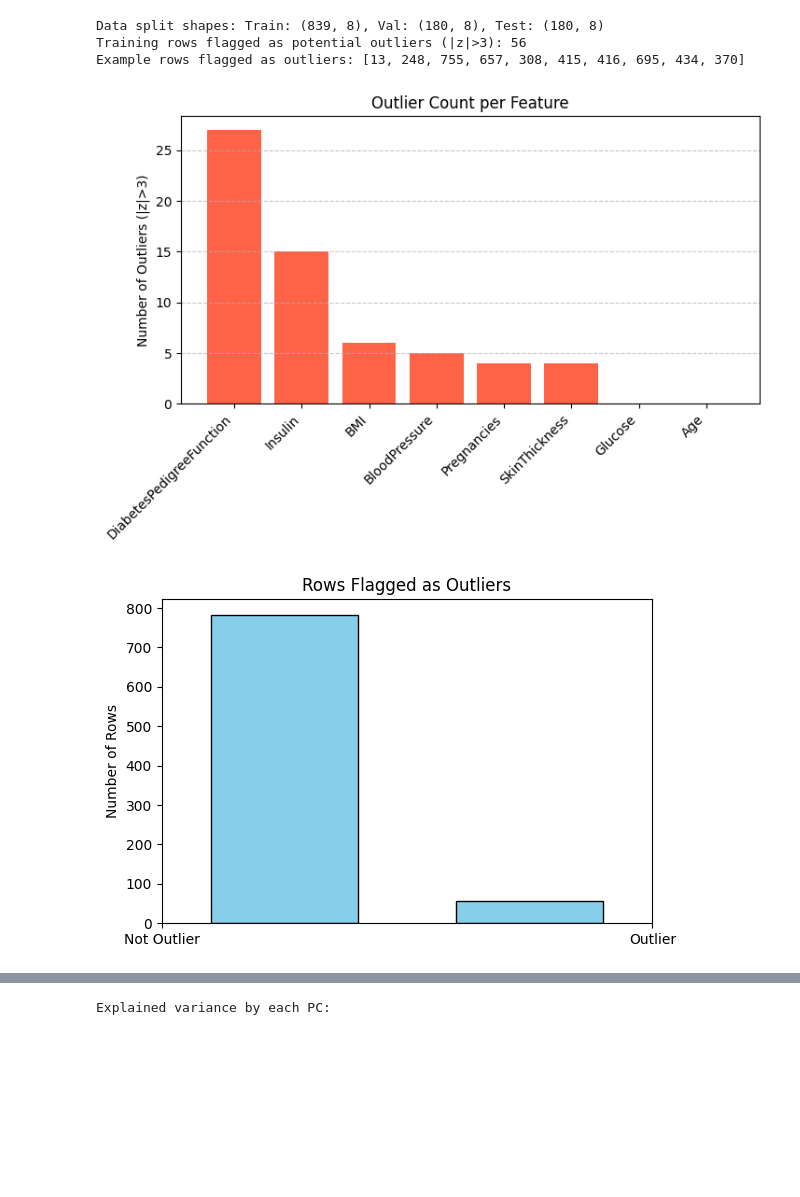
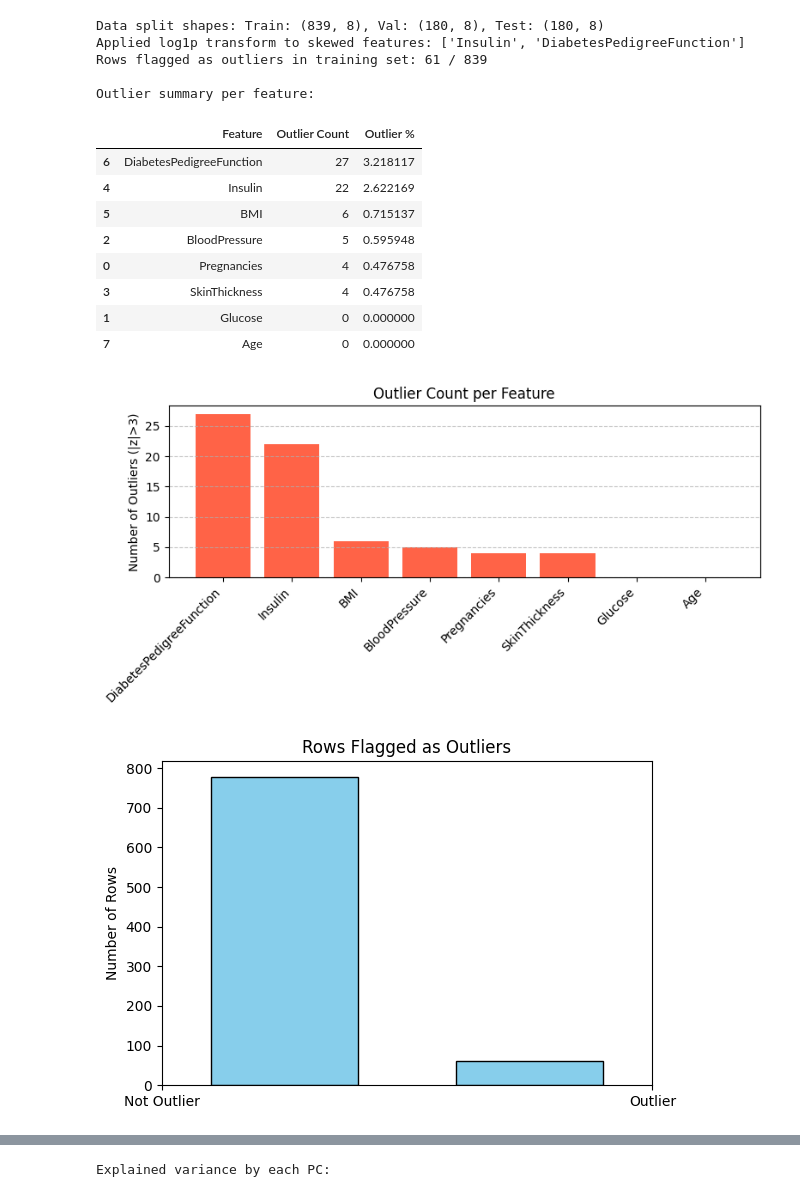
Before and after one commit to Alx-a-cod/MLiterallyConfused, a Jupyter notebook: ML_Assignment_1.ipynb, the cells around one changed output, grey strips where cells are left out. Drawn from its saved outputs; the diff is of its cells as text; code cells hidden in the pictures; blank space fills up the shorter version.

Commit message:
Improve ML pipeline: PCA/raw selection, outlier handling, training/evaluation cleanup

```diff
--- a/ML_Assignment_1.ipynb
+++ b/ML_Assignment_1.ipynb
@@ -164,40 +162,45 @@ x_train, x_val, y_train, y_val = train_test_split(
 print(f"\nData split shapes: Train: {x_train.shape}, Val: {x_val.shape}, Test: {x_test.shape}")
 
 # ==== 3. Optional log-transform for skewed features ====
+
+# Check skewness to decide which columns need log-transform
+skewed_features = x_train.skew().abs()[x_train.skew().abs() > 1].index.tolist()
+
 log_transform_flag = True  # Set to False to skip log-transform
-if log_transform_flag and log_transform:
-    for col in log_transform:
-        if col in x_train.columns:
-            x_train[col] = np.log1p(x_train[col])
-            x_val[col] = np.log1p(x_val[col])
-            x_test[col] = np.log1p(x_test[col])
-            print(f"Applied log1p transform to '{col}'")
+if log_transform_flag and skewed_features:
+    for col in skewed_features:
+        x_train[col] = np.log1p(x_train[col])
+        x_val[col] = np.log1p(x_val[col])
+        x_test[col] = np.log1p(x_test[col])
+    print("Applied log1p transform to skewed features:", skewed_features)
 
 # ==== 4. Outlier detection on training data (before scaling, z-score method) ====
-x_train_imputed = x_train.fillna(x_train.median())
+x_train_imputed = x_train.fillna(x_train.median())  # temporary for z-score
 z_scores = np.abs(stats.zscore(x_train_imputed))
-outliers = (z_scores > 3).any(axis=1)
-print(f"Training rows flagged as potential outliers (|z|>3): {outliers.sum()}")
 
-outlier_rows = x_train[outliers].index
-print("Example rows flagged as outliers:", outlier_rows[:10].tolist())
+outliers = (z_scores > 3).any(axis=1) # Flag rows where any feature exceeds |z| > 3
+print(f"Rows flagged as outliers in training set: {outliers.sum()} / {x_train.shape[0]}")
 
-# ==== 4b. Outlier visualization ====
-# Count outliers per feature
-outlier_counts = (z_scores > 3).sum(axis=0)
-outlier_counts_df = pd.DataFrame({"Feature": x_train.columns, "Outlier Count": outlier_counts})
-outlier_counts_df = outlier_counts_df.sort_values("Outlier Count", ascending=False)
+# Feature-level outlier counts
+feature_outlier_counts = (z_scores > 3).sum(axis=0)
+outlier_counts_df = pd.DataFrame({
+    "Feature": x_train.columns,
+    "Outlier Count": feature_outlier_counts,
+    "Outlier %": feature_outlier_counts / x_train.shape[0] * 100
+}).sort_values("Outlier %", ascending=False)
 
-# Bar plot: number of outliers per feature
+print("\nOutlier summary per feature:")
+display(outlier_counts_df)
+
 plt.figure(figsize=(8,4))
 plt.bar(outlier_counts_df["Feature"], outlier_counts_df["Outlier Count"], color='tomato')
 plt.xticks(rotation=45, ha='right')
 plt.ylabel("Number of Outliers (|z|>3)")
 plt.title("Outlier Count per Feature")
 plt.grid(axis='y', linestyle='--', alpha=0.7)
+plt.tight_layout()
 plt.show()
 
-# Histogram: how many rows are flagged as outliers (any feature)
 plt.figure(figsize=(6,4))
 plt.hist(outliers.astype(int), bins=2, rwidth=0.6, color='skyblue', edgecolor='black')
 plt.xticks([0,1], ["Not Outlier", "Outlier"])
@@ -206,18 +209,16 @@ plt.title("Rows Flagged as Outliers")
 plt.tight_layout()
 plt.show()
 
-print(f"\nTotal rows flagged as outliers: {outliers.sum()} / {x_train.shape[0]}")
+# Decide what to remove
+outlier_threshold = 5  # percentage threshold
+features_to_remove = outlier_counts_df[outlier_counts_df["Outlier %"] > outlier_threshold]["Feature"].tolist()
+print(f"Features with >{outlier_threshold}% outliers removed: {features_to_remove}")
 
-# ==== 4c. Remove features with too many outliers (instead of dropping rows) ====
-outlier_threshold = 0.05  # e.g., remove features with >5% outliers
-num_rows = x_train.shape[0]
-features_to_remove = outlier_counts_df[outlier_counts_df["Outlier Count"]/num_rows > outlier_threshold]["Feature"].tolist()
-print(f"Features with >{outlier_threshold*100:.1f}% outliers: {features_to_remove}")
+# Drop features from all sets
+x_train_clean = x_train.drop(columns=features_to_remove, errors='ignore')
+x_val_clean   = x_val.drop(columns=features_to_remove, errors='ignore')
+x_test_clean  = x_test.drop(columns=features_to_remove, errors='ignore')
 
-# Drop flagged features
-x_train_clean = x_train.drop(columns=features_to_remove, errors='ignore')
-x_val_clean = x_val.drop(columns=features_to_remove, errors='ignore')
-x_test_clean = x_test.drop(columns=features_to_remove, errors='ignore')
 print(f"Shape after removing high-outlier features: {x_train_clean.shape}")
 
 # Keep labels unchanged
@@ -278,34 +279,46 @@ if apply_pca:
 
     plt.figure(figsize=(6,4))
     plt.plot(np.cumsum(pca.explained_variance_ratio_), marker='o')
     plt.xlabel("Number of Principal Components")
     plt.ylabel("Cumulative Explained Variance")
     plt.title("PCA: Cumulative Explained Variance")
     plt.grid(True)
+    plt.tight_layout()
     plt.show()
 
 # ==== 7. Sanity checks ====
 print("\nAny NaN after preprocessing?", np.isnan(x_train_pca).sum())
 print("\nRaw features (no PCA) shape:", x_train_raw.shape)
 print("PCA features shape:", x_train_pca.shape)
 # %% [output]
 Replaced 5 zeros in 'Glucose' → Missing: 0.42%
 Replaced 35 zeros in 'BloodPressure' → Missing: 2.92%
 Replaced 227 zeros in 'SkinThickness' → Missing: 18.93%
 Replaced 493 zeros in 'Insulin' → Missing: 41.12%
 Replaced 11 zeros in 'BMI' → Missing: 0.92%
 Replaced 0 zeros in 'Age' → Missing: 0.00%
 
 Missing values after zero replacement:
 |  | Missing Values |
 | Glucose | 5 |
 | BloodPressure | 35 |
 | SkinThickness | 227 |
 | Insulin | 493 |
 | BMI | 11 |
 | Age | 0 |
 Data split shapes: Train: (839, 8), Val: (180, 8), Test: (180, 8)
-Training rows flagged as potential outliers (|z|>3): 56
-Example rows flagged as outliers: [13, 248, 755, 657, 308, 415, 416, 695, 434, 370]
+Applied log1p transform to skewed features: ['Insulin', 'DiabetesPedigreeFunction']
+Rows flagged as outliers in training set: 61 / 839
+
+Outlier summary per feature:
+|  | Feature | Outlier Count | Outlier % |
+| 6 | DiabetesPedigreeFunction | 27 | 3.218117 |
+| 4 | Insulin | 22 | 2.622169 |
+| 5 | BMI | 6 | 0.715137 |
+| 2 | BloodPressure | 5 | 0.595948 |
+| 0 | Pregnancies | 4 | 0.476758 |
+| 3 | SkinThickness | 4 | 0.476758 |
+| 1 | Glucose | 0 | 0.000000 |
+| 7 | Age | 0 | 0.000000 |
-[figure, old version]
+[figure, new version]
 [figure]
```
Also changed, not shown: parts of 8 cells of this notebook.
